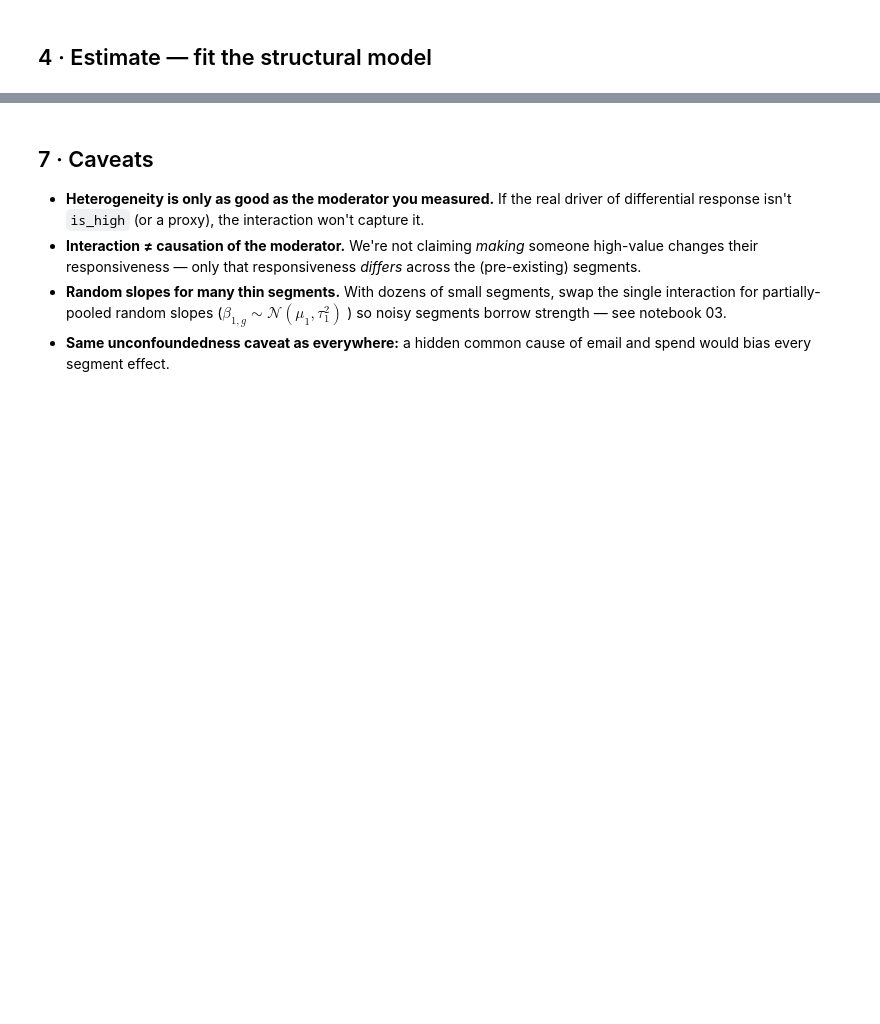
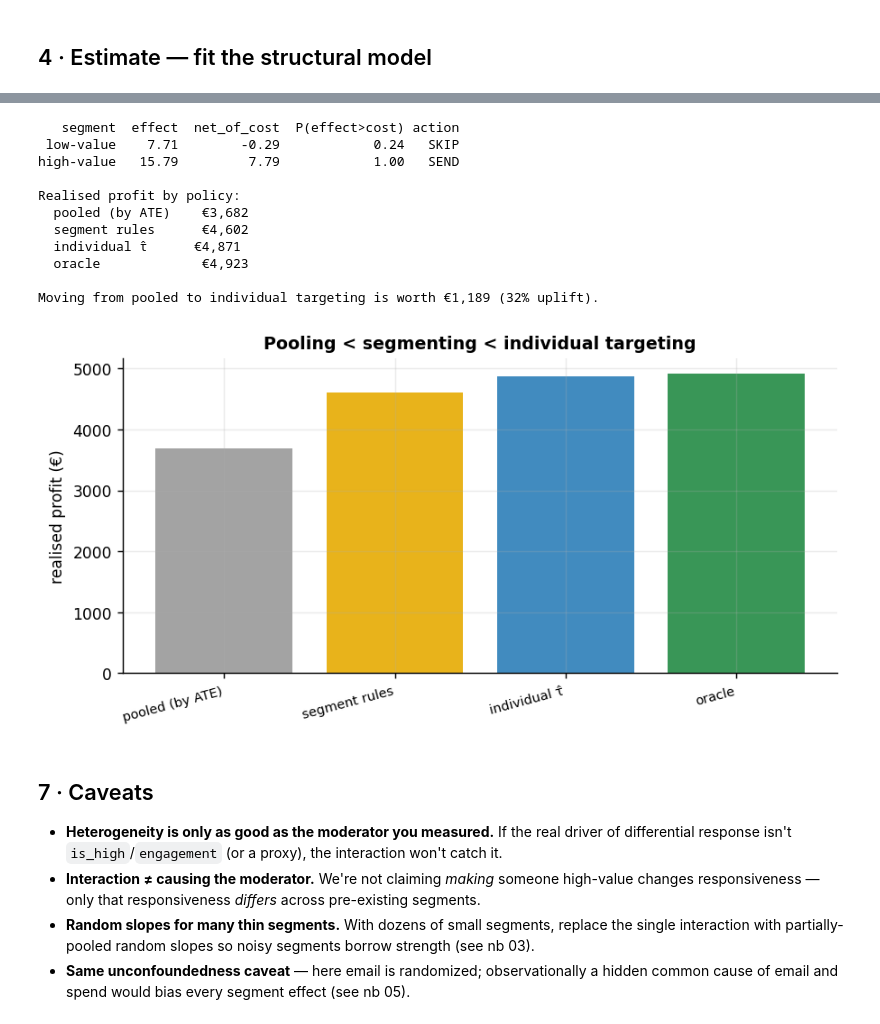
Before and after one commit to fmuia/sda_projects, a Jupyter notebook: notebooks/02_segment_effects.ipynb, the cells around one changed output, grey strips where cells are left out. Cells and saved outputs as stored; diff of their text form; code cells hidden in the pictures; blank space fills up the shorter version.

```diff
--- a/notebooks/02_segment_effects.ipynb
+++ b/notebooks/02_segment_effects.ipynb
@@ -130,8 +151,0 @@ that's high.
-# %%
-for name, cate in [("low-value", cate_low), ("high-value", cate_high)]:
-    d = cate.draws()
-    p_worth = (d > COST).mean()
-    ev = d.mean() - COST
-    verdict = "SEND" if p_worth > 0.8 else ("SKIP" if p_worth < 0.5 else "TEST")
-    print(f"{name:11s}: effect €{d.mean():5.2f}, net of cost €{ev:+5.2f}, "
-          f"P(effect>€{COST:.0f})={p_worth:.2f}  → {verdict}")
@@ -141,14 +158,51 @@ high-value : effect €11.69, net of cost €+6.69, P(effect>€5)=1.00  → SEN
+# %%
+VALUE = 1.0
+# segment decision table
+rows = []
+for name, c in [("low-value", cate_low), ("high-value", cate_high)]:
+    d = c.draws(); p = (d > COST).mean()
+    rows.append({"segment": name, "effect": round(d.mean(),2), "net_of_cost": round(d.mean()-COST,2),
+                 "P(effect>cost)": round(p,2), "action": "SEND" if p>0.8 else ("SKIP" if p<0.5 else "TEST")})
+tbl = pd.DataFrame(rows); print(tbl.to_string(index=False))
+
+# four policies on the known per-customer truth: pooled < segmented < individual < oracle
+gain = df.tau.values - COST
+pooled_mask = np.full(len(df), ate.mean() > COST)                                  # treat-all-or-none on ATE
+segmented_mask = np.where(df.is_high.values==1, cate_high.mean() > COST, cate_low.mean() > COST)
+individual_mask = tau_hat > COST                                                    # per-customer τ̂ rule
+oracle_mask = gain > 0
+prof = {name: (mask * gain).sum() for name, mask in
+        [("pooled (by ATE)", pooled_mask), ("segment rules", segmented_mask),
+         ("individual τ̂", individual_mask), ("oracle", oracle_mask)]}
+fig, ax = plt.subplots(figsize=(7, 3.6))
+ax.bar(list(prof.keys()), list(prof.values()), color=[plots.GREY, plots.GOLD, plots.BLUE, plots.GREEN], alpha=0.9)
+ax.set_ylabel("realised profit (€)"); ax.set_title("Pooling < segmenting < individual targeting")
+plt.setp(ax.get_xticklabels(), rotation=15, ha="right", fontsize=8); fig.tight_layout()
+print("\nRealised profit by policy:")
+for k, v in prof.items(): print(f"  {k:18s} €{v:,.0f}")
+print(f"\nMoving from pooled to individual targeting is worth €{prof['individual τ̂']-prof['pooled (by ATE)']:,.0f} "
+      f"({(prof['individual τ̂']-prof['pooled (by ATE)'])/max(prof['pooled (by ATE)'],1):.0%} uplift).")
+# %% [output]
+   segment  effect  net_of_cost  P(effect>cost) action
+ low-value    7.71        -0.29            0.24   SKIP
+high-value   15.79         7.79            1.00   SEND
+
+Realised profit by policy:
+  pooled (by ATE)    €3,682
+  segment rules      €4,602
+  individual τ̂      €4,871
+  oracle             €4,923
+
+Moving from pooled to individual targeting is worth €1,189 (32% uplift).
+[figure, added]
 # %% [markdown]
 ## 7 · Caveats
 
-- **Heterogeneity is only as good as the moderator you measured.** If the real
-  driver of differential response isn't `is_high` (or a proxy), the interaction
-  won't capture it.
-- **Interaction ≠ causation of the moderator.** We're not claiming *making* someone
-  high-value changes their responsiveness — only that responsiveness *differs* across
-  the (pre-existing) segments.
-- **Random slopes for many thin segments.** With dozens of small segments, swap the
-  single interaction for partially-pooled random slopes ($\beta_{1,g}\sim\mathcal{N}
-  (\mu_1,\tau_1^2)$) so noisy segments borrow strength — see notebook 03.
-- **Same unconfoundedness caveat as everywhere:** a hidden common cause of email and
-  spend would bias every segment effect.
+- **Heterogeneity is only as good as the moderator you measured.** If the real driver of
+  differential response isn't `is_high`/`engagement` (or a proxy), the interaction won't catch it.
+- **Interaction ≠ causing the moderator.** We're not claiming *making* someone high-value changes
+  responsiveness — only that responsiveness *differs* across pre-existing segments.
+- **Random slopes for many thin segments.** With dozens of small segments, replace the single
+  interaction with partially-pooled random slopes so noisy segments borrow strength (see nb 03).
+- **Same unconfoundedness caveat** — here email is randomized; observationally a hidden common
+  cause of email and spend would bias every segment effect (see nb 05).
```
Also changed, not shown: parts of 14 cells of this notebook, 1 other file.
